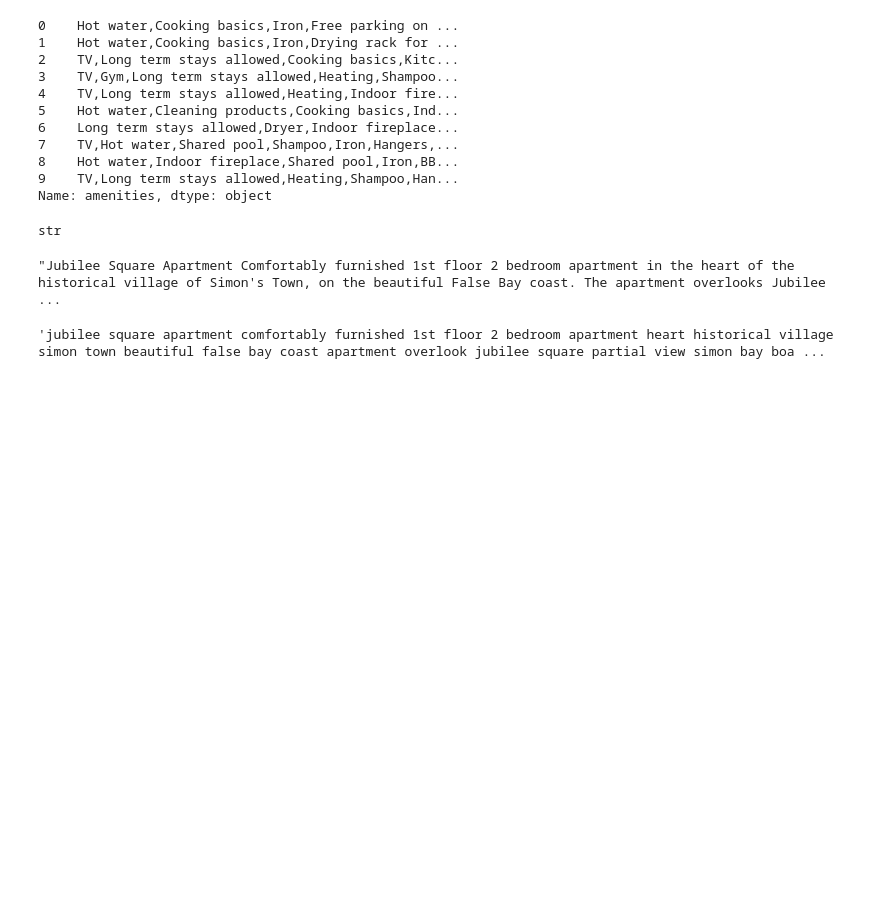
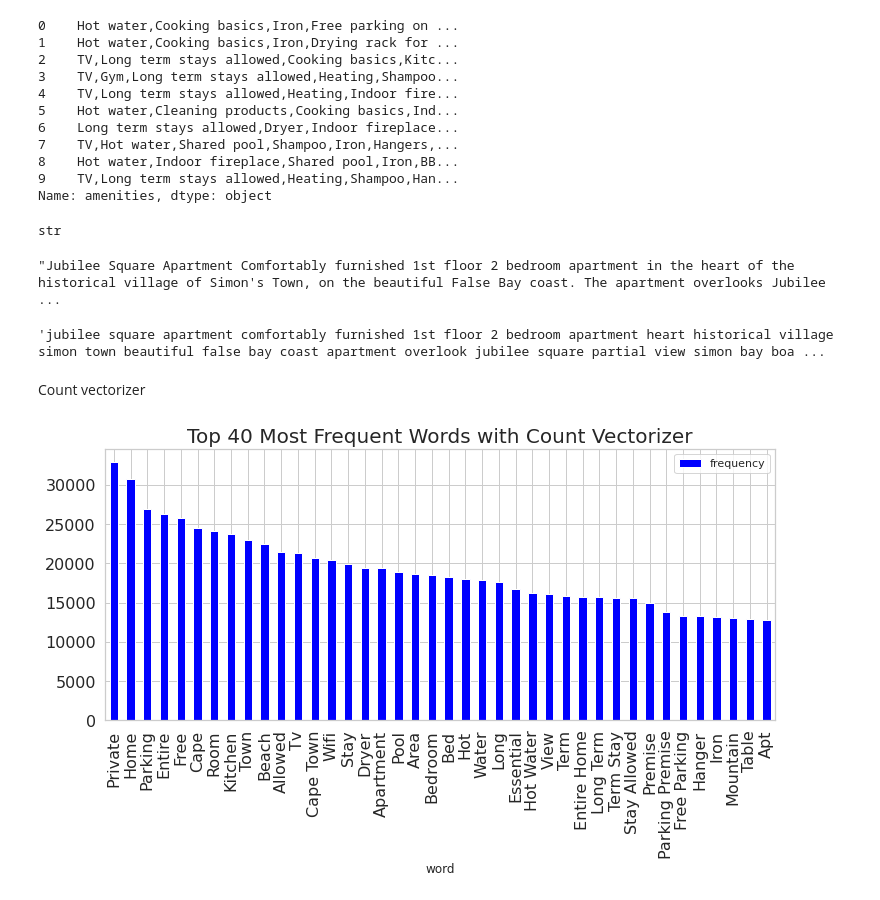
Before and after one commit to Nickimani/Airbnb_Project, a Jupyter notebook: Airbnb_Notebook.ipynb, the cells around one changed output. Saved outputs shown, nothing was run; the diff lists cells and outputs as text; code cells hidden in the pictures; blank space fills up the shorter version.

```diff
--- a/Airbnb_Notebook.ipynb
+++ b/Airbnb_Notebook.ipynb
@@ -1251,3 +1251,23 @@ listings_df_copy['contents'] = preprocess(listings_df_copy['contents'])
 listings_df_copy['contents'][1]
 # %% [output]
 'jubilee square apartment comfortably furnished 1st floor 2 bedroom apartment heart historical village simon town beautiful false bay coast apartment overlook jubilee square partial view simon bay boa ...
+# %% [markdown]
+Count vectorizer
+# %%
+# Convert the content column to a matrix of word counts
+# Most frequent words with Count Vectorizer
+cv = CountVectorizer(stop_words='english', ngram_range=(1,2))
+cv_matrix = cv.fit_transform(listings_df_copy['contents'])
+cv_total = cv_matrix.sum(axis=0)
+
+cv_freq = [(word.title(), cv_total[0, i]) for word, i in cv.vocabulary_.items()]
+cv_freq = sorted(cv_freq, key = lambda x: x[1], reverse = True)
+cv_frequency = pd.DataFrame(cv_freq, columns=['word', 'frequency'])
+
+# Plotting Top 40 Most Frequent Words with CV
+cv_frequency.head(40).plot(x='word', y='frequency', kind='bar', figsize=(12, 5), color = 'blue')
+plt.title('Top 40 Most Frequent Words with Count Vectorizer', size=20)
+plt.xticks(fontsize=16)
+plt.yticks(fontsize=16);
+# %% [output]
+[figure, added]
```
Also changed, not shown: parts of 6 cells of this notebook.
